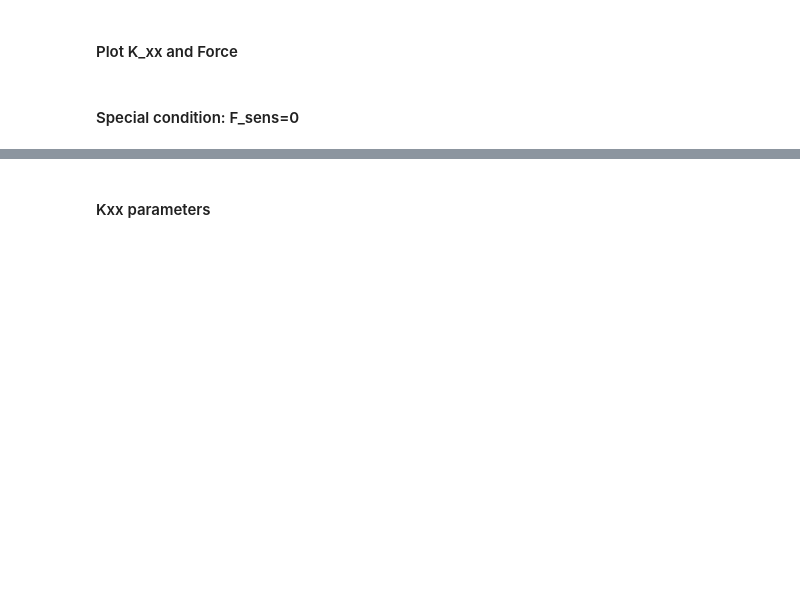
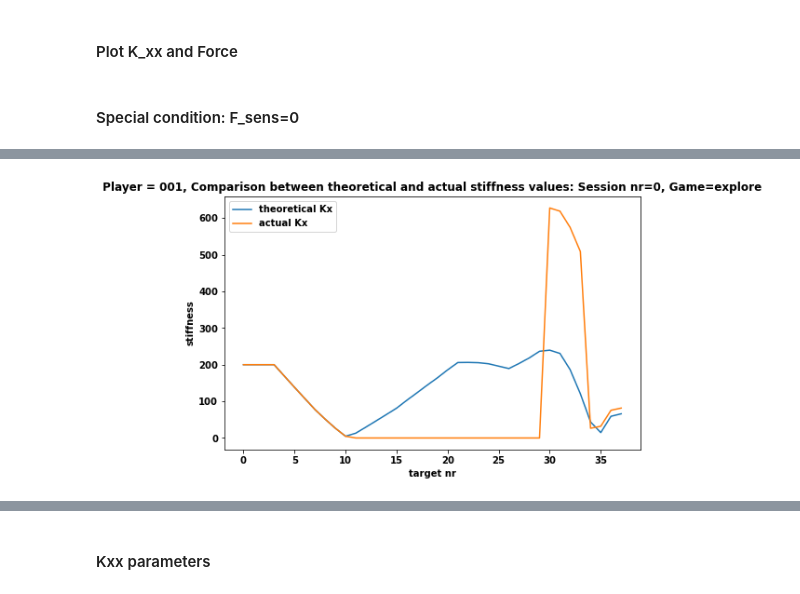
Before and after one commit to doscsy12/robotic_hometherapy, a Jupyter notebook: Extract_EDA-P001.ipynb, the cells around one changed output, grey strips where cells are left out. Drawn from its saved outputs; the diff is of its cells as text; code cells hidden in the pictures; blank space fills up the shorter version.

```diff
--- a/Extract_EDA-P001.ipynb
+++ b/Extract_EDA-P001.ipynb
@@ -1459,0 +1460,99 @@ for session, df in enumerate(df_session):
+# %%
+def plot_k_theory(tset):
+    plt.figure(figsize=(8,5))
+    abs(tset['k_theory']).plot(label='theoretical Kx')
+    tset['KxGain'].plot(label='actual Kx');
+    plt.xlabel('target nr')
+    plt.ylabel('stiffness')
+    plt.title('Player = {}, Comparison between theoretical and actual stiffness values: Session nr={}, Game=explore'.format(patientid, session),fontsize=12)
+    plt.legend()
+# %%
+## Calculate theoretical Kx for explore game
+## act as a standalone cell, if necessary
+rp = 0.016    # radius of pulley
+J_p_th = np.array([[rp/2,rp/2],[rp/2,-rp/2]])   # jacobian matrix
+J_p_th = np.transpose(J_p_th)
+
+list_of_kager = []
+
+for session, df in enumerate(df_session):
+    game=0
+    if game in df['GameID'].unique():
+        df_game = df[df['GameID']==0]
+        df_game['tsec'] = df_game[['TimeStampMS']].diff().cumsum(axis=0)/1000
+        df_game['TimeStampMS_diff'] = df_game['TimeStampMS'].diff()
+
+        ## define repeats
+        df_game['VisualTargetXCoord_diff'] = df_game['VisualTargetXCoord'].diff()
+        visual1 = df_game[df_game['VisualTargetXCoord_diff']!=0][['VisualTargetXCoord']].iloc[1:,:].reset_index().drop(columns=['index'])
+        df_game['TargetXCoord_diff'] = df_game['TargetXCoord'].diff()
+        target1 = df_game[df_game['TargetXCoord_diff']!=0][['tsec','TargetXCoord']][:-1].reset_index().drop(columns=['index'])
+        target_visual = pd.merge(target1,visual1,left_index=True, right_index=True).fillna(0)
+
+        ## define forces
+        df_game['tau_a_left'] = 0.0398*df_game['CurrentSenseLeft']
+        df_game['tau_a_right'] = 0.0398*df_game['CurrentSenseRight']
+
+        # calculate F_sens
+        F_sens = []
+        for i in range(0,len(df_game['tau_a_left'])):
+            # matlab's equivalent in the least squares sense to the under- or overdetermined system of equations AX = B
+            mat = np.linalg.lstsq(J_p_th , np.array([df_game['tau_a_left'].iloc[i], df_game['tau_a_right'].iloc[i]
+                                                    ]).reshape(2,1))[0]
+            mat_norm = np.linalg.norm(mat,1)
+            F_sens.append(mat_norm)
+        df_game['F_sens'] = F_sens
+        F_sens_mean = df_game['F_sens'].mean()
+
+        ## only if haptics on
+        if F_sens_mean > 1:
+            kager_pre = df_game[df_game['TargetXCoord_diff']!=0][['tsec','Sparc','KxGain']].reset_index().drop(columns=['index']).fillna(0)
+            kager = pd.merge(target_visual,kager_pre,on='tsec')
+
+            gamma = 0.05
+            alpha = 15
+            beta = 1.0
+            mu_star = 1.6491
+            sigma_star = 0.2038
+            delta = 1.5
+            n = 5
+            kager['KxGain'] = abs(kager['KxGain'])
+            kager['mu_k'] = 0
+            kager['mu_k'] = kager['Sparc'].rolling(5).mean()
+            kager['e_k'] = ((abs(kager['mu_k'])-mu_star)/(delta*sigma_star))-1
+            kager['e_k'] = kager['e_k'].clip(lower=-8,upper=8)
+            kager['e_k_diff'] = kager['e_k'].diff()
+            kager = kager.fillna(0)
+
+            k_theory=[]
+            for i in range(0,len(kager['KxGain'])):
+                if i<5:
+                    # irrespective of KxGain = +200
+                    KxGain_new = kager['KxGain'].iloc[i]
+                    k_theory.append(KxGain_new)
+                else:
+                    if KxGain_new > 0:
+                        gamma = 0.05
+                    else:
+                        gamma = 0
+                    KxGain_new = (1-gamma)*KxGain_new + alpha*kager['e_k'].iloc[i] + beta*kager['e_k_diff'].iloc[i]
+                    k_theory.append(KxGain_new)
+
+            kager['k_theory'] = k_theory
+            kager['session'] = session
+            list_of_kager.append(kager)
+        else:
+            continue
+
+        # plot
+        plot_k_theory(kager)
+
+#         # save fig
+#         # note this will overwrite previously saved fig
+        results_path = os.path.join('data', 'results', patientid, 'theoretical_kx')
+        if not os.path.exists(results_path):
+            os.makedirs(results_path)
+        plt.savefig(results_path + '\\fig{}-explore.png'.format(session))
+        plt.show();
+# %% [output]
+[figure, added]
```
Also changed, not shown: parts of 17 cells of this notebook, 1 other file.
